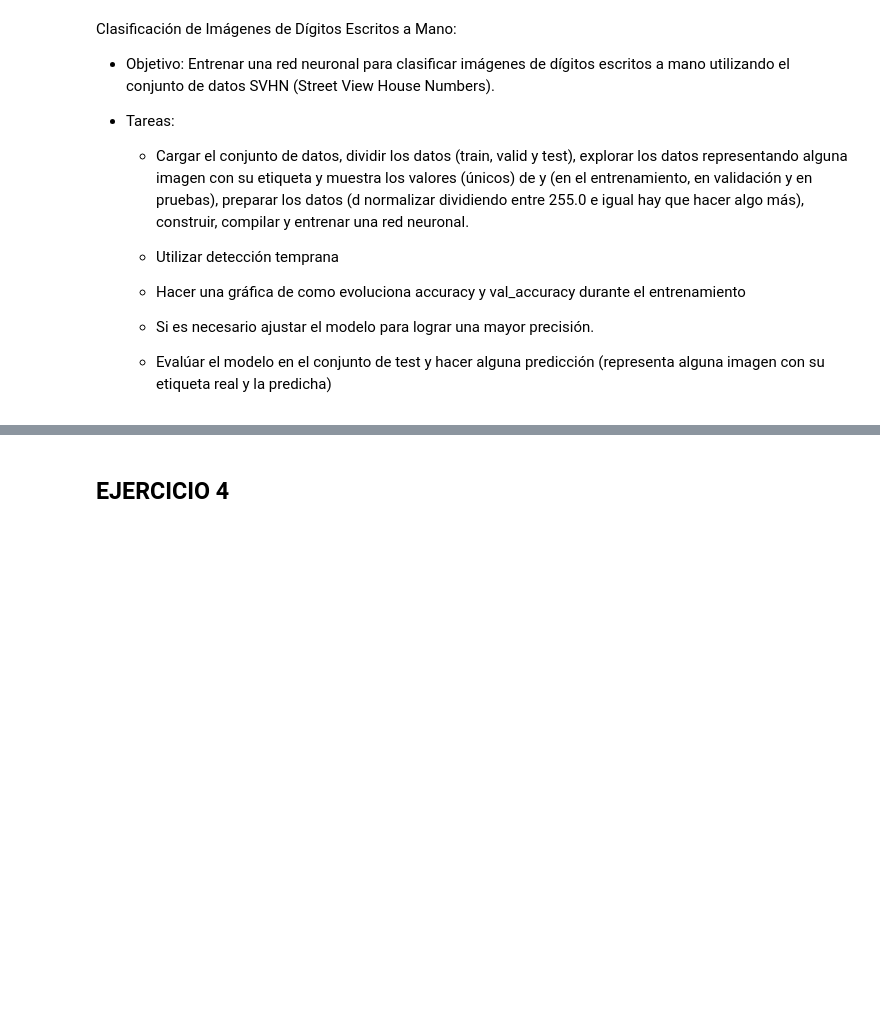
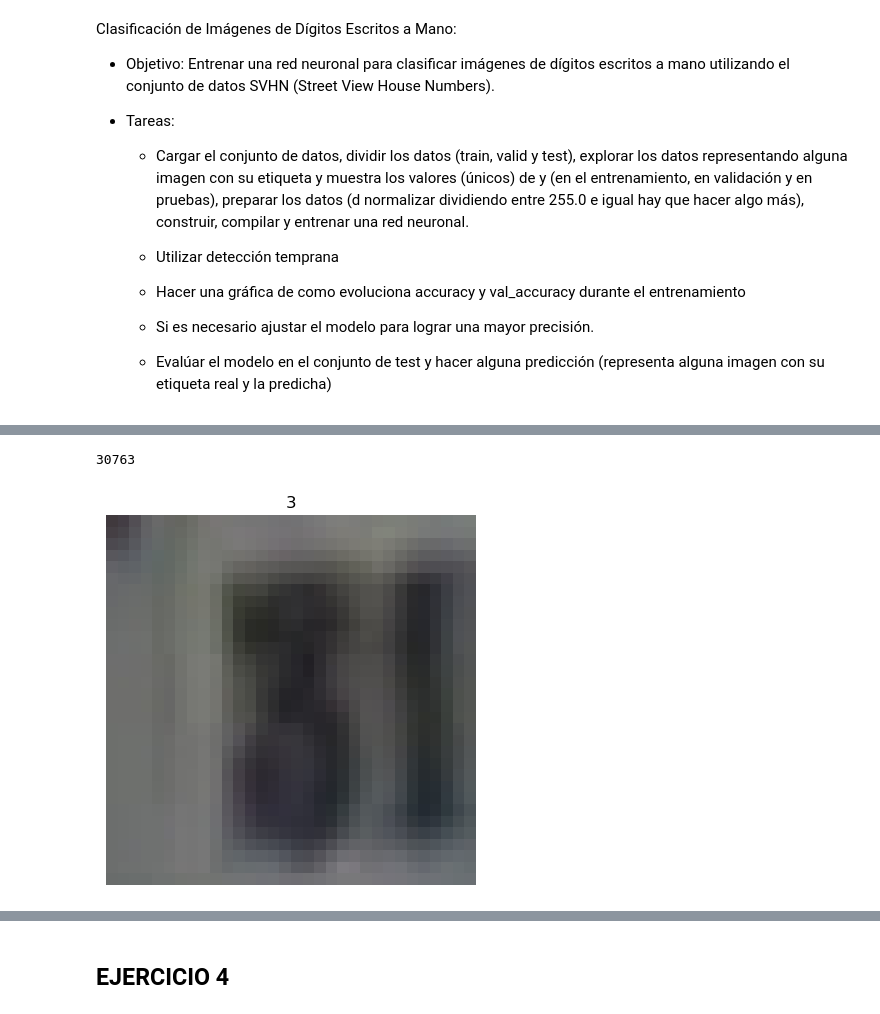
Before and after one commit to Mario-Lopez-Gonzalez/Python_clase, a Jupyter notebook: SAPA/Ejercicios/4_3Ejercicios.ipynb, the cells around one changed output, grey strips where cells are left out. Drawn from its saved outputs; the diff is of its cells as text; code cells hidden in the pictures; blank space fills up the shorter version.

```diff
--- a/SAPA/Ejercicios/4_3Ejercicios.ipynb
+++ b/SAPA/Ejercicios/4_3Ejercicios.ipynb
@@ -125,0 +381,14 @@ X_test, y_test = load_svhn_data(test_url)
+# %%
+n = np.random.randint(0,len(X_test))
+print(n)
+display_image(X_test[n],y_test[n])
+# Hacer la predicción
+prediccion = model.predict(np.expand_dims(X_test[n], axis=0)) # Necesitamos un array (1,32,32,3), añadimos dimensión
+
+# Si es una clasificación, probablemente querrás ver la clase con la mayor probabilidad
+prediccion_clase = np.argmax(prediccion, axis=1)
+
+print("Predicción de la clase:", prediccion_clase)
+# %% [output]
+30763
+[figure, added]
```
Also changed, not shown: parts of 14 cells of this notebook, 5 other files.
